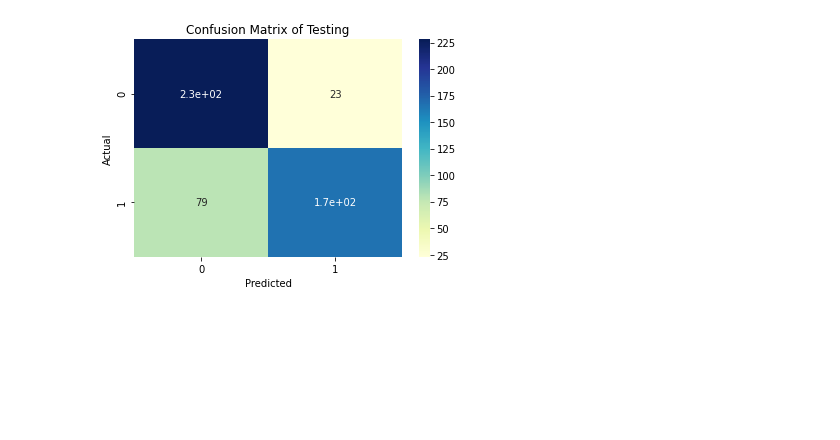
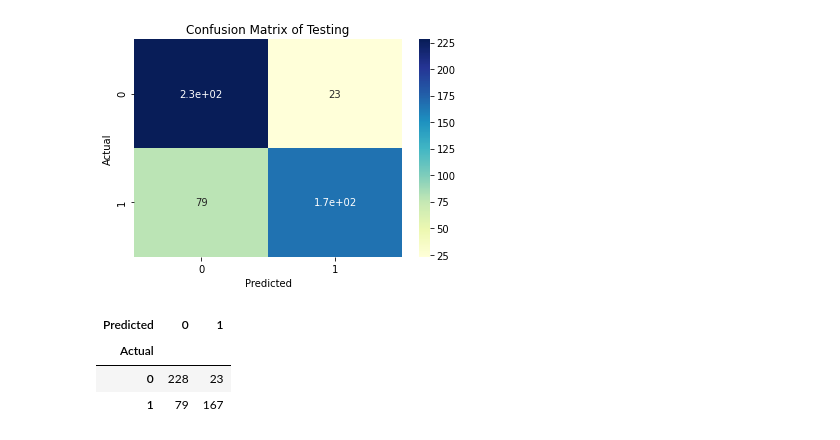
Before and after one commit to thuyvyng/capstone, a Jupyter notebook: Text Classification.ipynb, the cells around one changed output. Saved outputs shown, nothing was run; the diff lists cells and outputs as text; code cells hidden in the pictures; blank space fills up the shorter version.

```diff
--- a/Text Classification.ipynb
+++ b/Text Classification.ipynb
@@ -243,3 +241,10 @@ sn.heatmap(confusion_matrix, annot=True,cmap="YlGnBu").set_title('Confusion Matr
 plt.show()
 # %% [output]
 [figure]
+# %%
+confusion_matrix
+# %% [output]
+| Predicted | 0 | 1 |
+| Actual |  |  |
+| 0 | 228 | 23 |
+| 1 | 79 | 167 |
```
Also changed, not shown: parts of 4 cells of this notebook, 9 other files.
